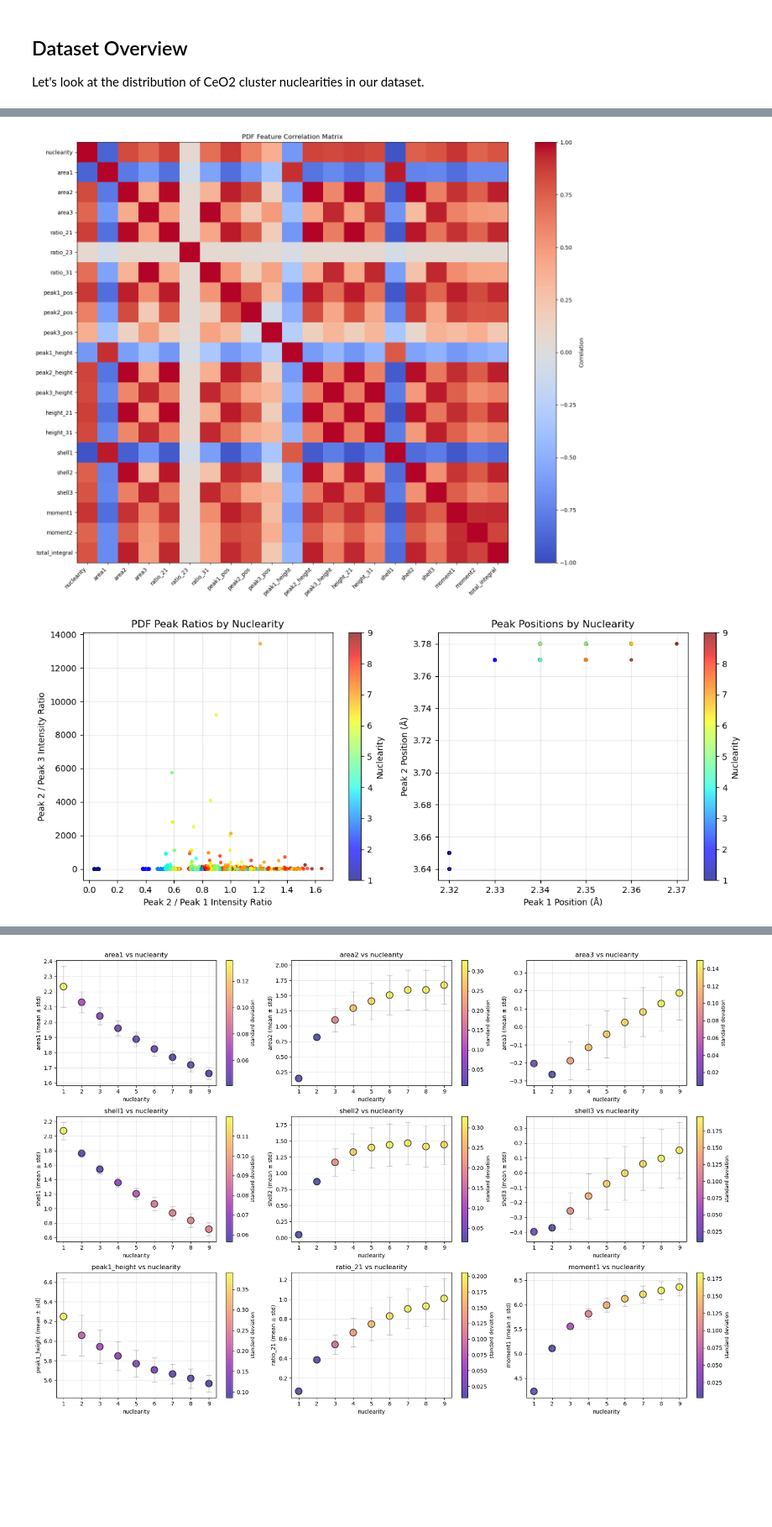
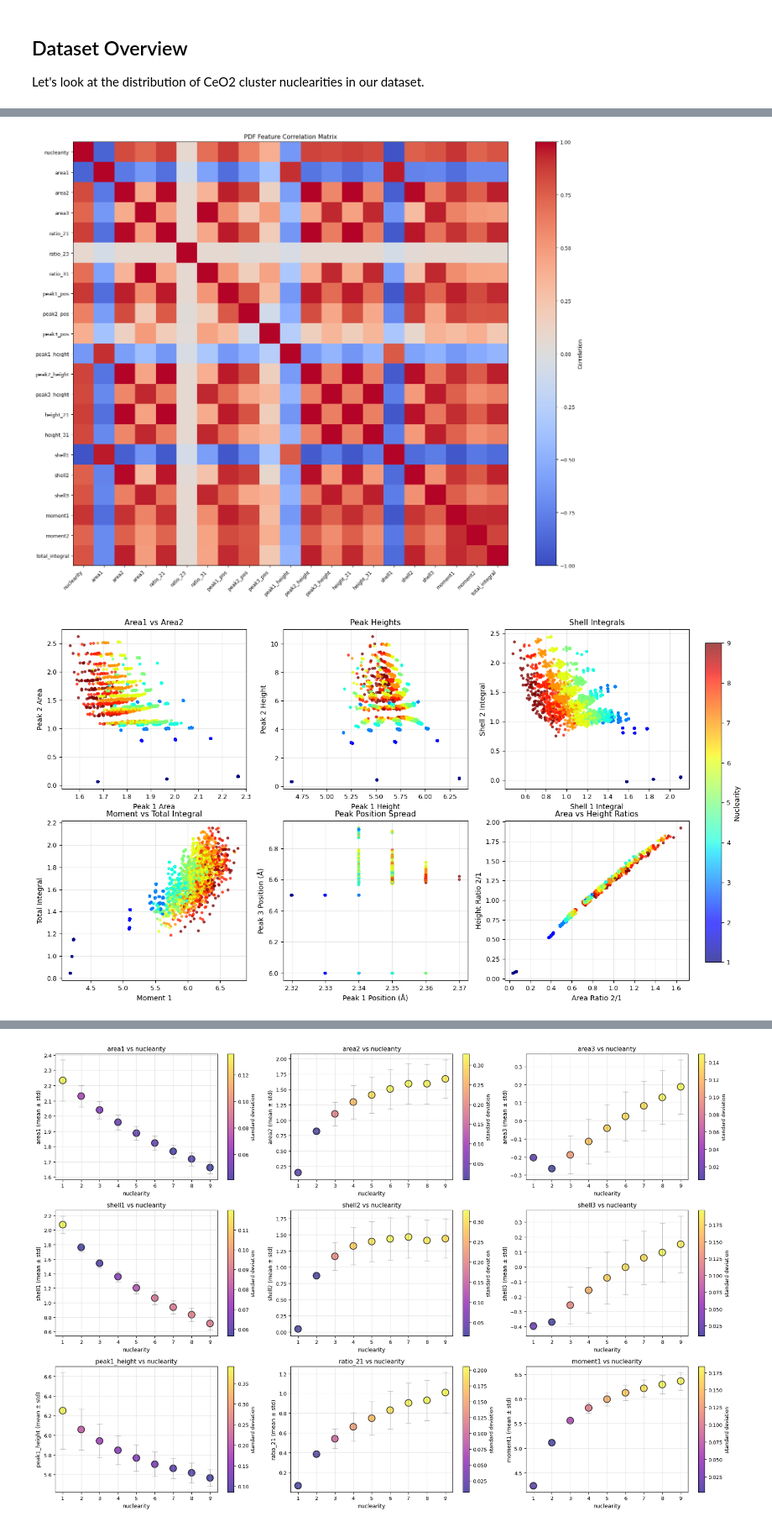
Before and after one commit to grebenyyk/PDF-NN, a Jupyter notebook: complete workflow/descriptors/A-descriptors-CeO2.ipynb, the cells around one changed output, grey strips where cells are left out. Shown at 84% size. Saved outputs shown, nothing was run; the diff lists cells and outputs as text; code cells hidden in the pictures; blank space fills up the shorter version.

```diff
--- a/complete workflow/descriptors/A-descriptors-CeO2.ipynb
+++ b/complete workflow/descriptors/A-descriptors-CeO2.ipynb
@@ -285,31 +284,7 @@ plt.title('PDF Feature Correlation Matrix')
 plt.tight_layout()
 plt.show()
 
-# Create enhanced scatter plot with original ratios
-plt.figure(figsize=(12, 5))
-
-plt.subplot(1, 2, 1)
-scatter1 = plt.scatter(features_data['ratio_21'], features_data['ratio_23'],
-                      c=features_data['nuclearity'], cmap='jet', s=10, alpha=0.7)
-plt.xlabel('Peak 2 / Peak 1 Intensity Ratio')
-plt.ylabel('Peak 2 / Peak 3 Intensity Ratio')
-plt.title('PDF Peak Ratios by Nuclearity')
-plt.colorbar(scatter1, label='Nuclearity')
-plt.grid(True, alpha=0.3)
-
-plt.subplot(1, 2, 2)
-scatter2 = plt.scatter(features_data['peak1_pos'], features_data['peak2_pos'],
-                      c=features_data['nuclearity'], cmap='jet', s=10, alpha=0.7)
-plt.xlabel('Peak 1 Position (Å)')
-plt.ylabel('Peak 2 Position (Å)')
-plt.title('Peak Positions by Nuclearity')
-plt.colorbar(scatter2, label='Nuclearity')
-plt.grid(True, alpha=0.3)
-
-plt.tight_layout()
-plt.show()
-
-# Additional scatter plots for clustering insight
+# Clustering analysis
 fig, axes = plt.subplots(2, 3, figsize=(16, 9))
 scatter_kwargs = dict(c=features_data['nuclearity'], cmap='jet', s=10, alpha=0.7)
 
@@ -341,34 +316,32 @@ axes[1, 1].scatter(features_data['peak1_pos'], features_data['peak3_pos'], **sca
 axes[1, 1].set_xlabel('Peak 1 Position (Å)')
 axes[1, 1].set_ylabel('Peak 3 Position (Å)')
 axes[1, 1].set_title('Peak Position Spread')
 axes[1, 1].grid(True, alpha=0.3)
 
 axes[1, 2].scatter(features_data['ratio_21'], features_data['height_21'], **scatter_kwargs)
 axes[1, 2].set_xlabel('Area Ratio 2/1')
 axes[1, 2].set_ylabel('Height Ratio 2/1')
 axes[1, 2].set_title('Area vs Height Ratios')
 axes[1, 2].grid(True, alpha=0.3)
 
 fig.colorbar(axes[0, 0].collections[0], ax=axes, label='Nuclearity', shrink=1, cax=fig.add_axes([0.92, 0.15, 0.02, 0.7]))
-#fig.suptitle('CeO2-based clusters PDF Feature Scatter Plots Colored by Nuclearity')
-#plt.tight_layout()
 plt.show()
 
 # Display feature statistics
 print("\nFeature statistics:")
 print(features_data.describe().round(3))
 # %% [output]
 Loaded 10000 samples with 20 features
 Nuclearity distribution:
 1    1860
 2    2395
 3    1861
 4    1326
 5    1006
 6     737
 7     440
 8     260
 9     115
 Name: nuclearity, dtype: int64
-[figure, old version]
+[figure, new version]
-[figure, old version]
+[figure, new version]
```
Also changed, not shown: parts of 13 cells of this notebook, 2 other files.
